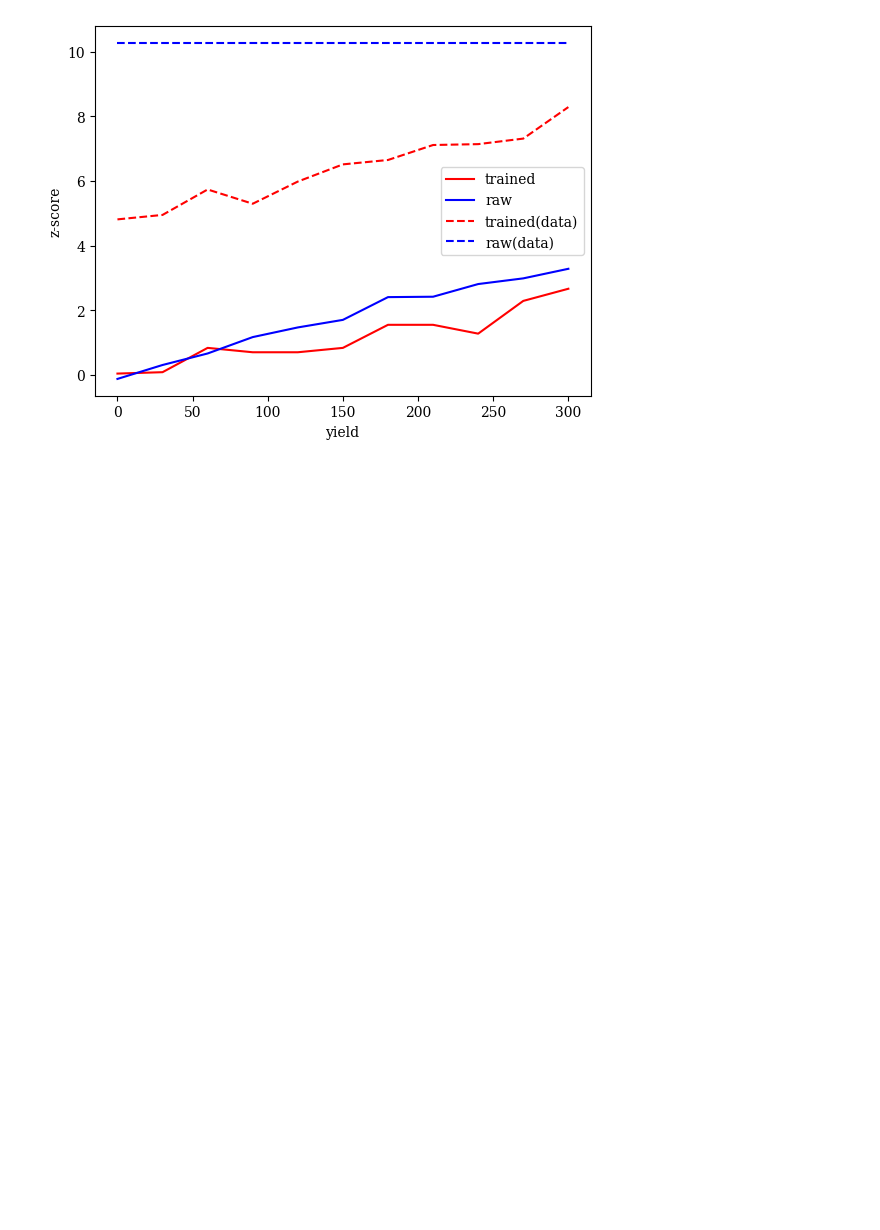
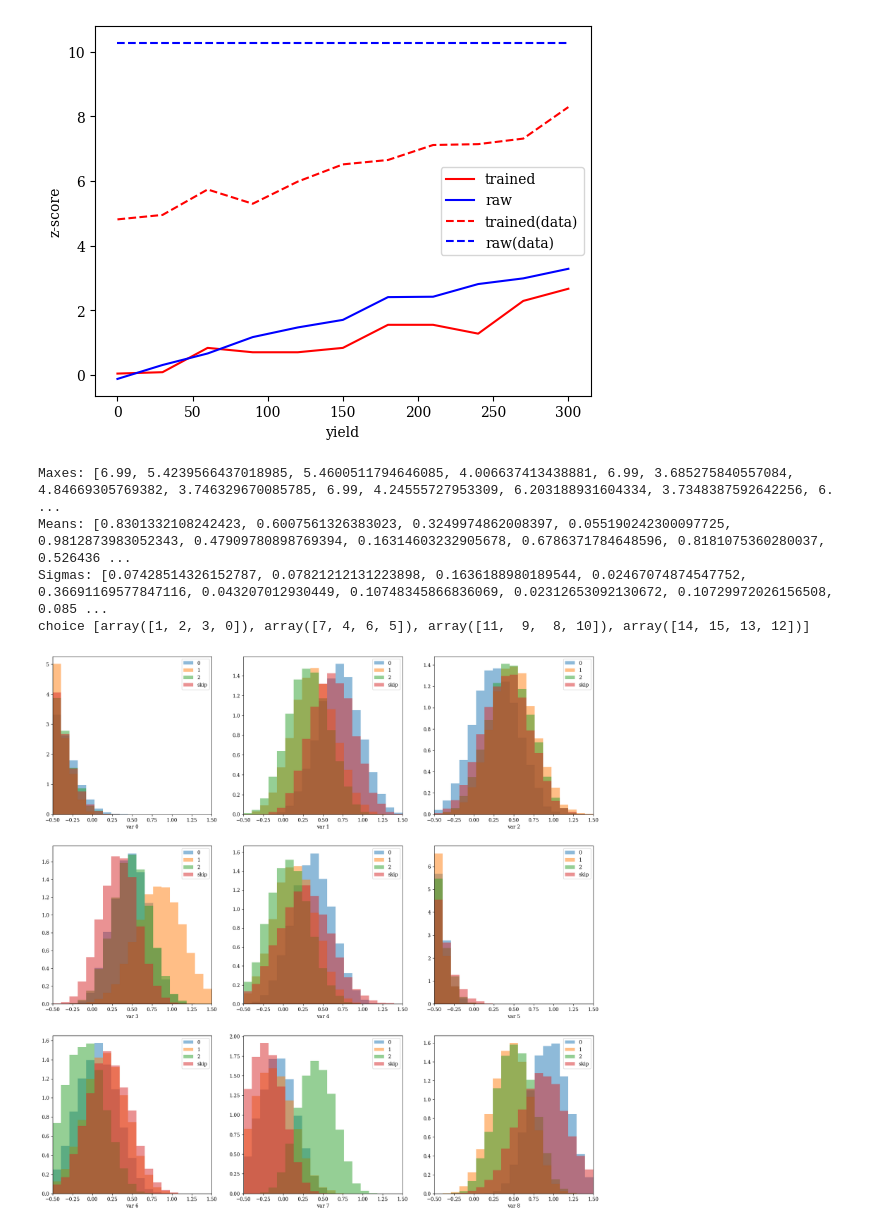
Before and after one commit to SamBT/phlab-neurips25, a Jupyter notebook: experiments/toyjet/ToyMahaDataMCIntegrated.ipynb, the cells around one changed output. Drawn from its saved outputs; the diff is of its cells as text; code cells hidden in the pictures; blank space fills up the shorter version.

```diff
--- a/experiments/toyjet/ToyMahaDataMCIntegrated.ipynb
+++ b/experiments/toyjet/ToyMahaDataMCIntegrated.ipynb
@@ -97,3 +108,22 @@ WARNING:root:Too few points to create valid contours
 WARNING:root:Too few points to create valid contours
 [figure]
 [figure]
+# %%
+#np.random.seed(1000)
+np.random.seed(999)
+embed_dim=4
+nsigs=4
+ndisc=4
+nrand=10
+nj_train   = 10000
+nj_valid   = 10000
+nj_testy   = 10000
+tjds       = datasets.FlatDataset(nsigs,ndisc,nj_train,nj_valid,nj_testy,nrand)
+tjds.plot()
+torch.save(tjds,'flat_data_rand'+str(nrand)+'.pt')
+# %% [output]
+Maxes: [6.99, 5.4239566437018985, 5.4600511794646085, 4.006637413438881, 6.99, 3.685275840557084, 4.84669305769382, 3.746329670085785, 6.99, 4.24555727953309, 6.203188931604334, 3.7348387592642256, 6. ...
+Means: [0.8301332108242423, 0.6007561326383023, 0.3249974862008397, 0.055190242300097725, 0.9812873983052343, 0.47909780898769394, 0.16314603232905678, 0.6786371784648596, 0.8181075360280037, 0.526436 ...
+Sigmas: [0.07428514326152787, 0.07821212131223898, 0.1636188980189544, 0.02467074874547752, 0.36691169577847116, 0.043207012930449, 0.10748345866836069, 0.02312653092130672, 0.10729972026156508, 0.085 ...
+choice [array([1, 2, 3, 0]), array([7, 4, 6, 5]), array([11,  9,  8, 10]), array([14, 15, 13, 12])]
+[figure, added]
```
Also changed, not shown: parts of 8 cells of this notebook, 4 other files.
